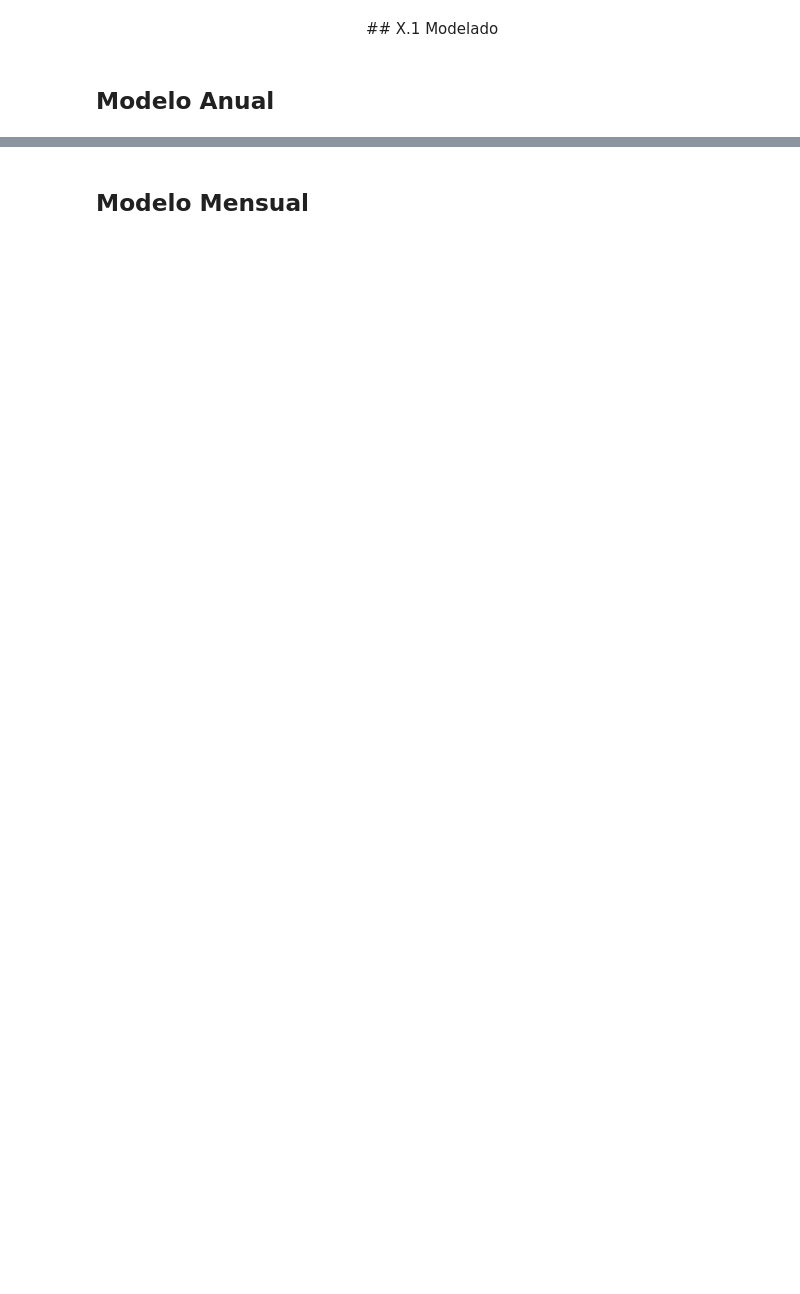
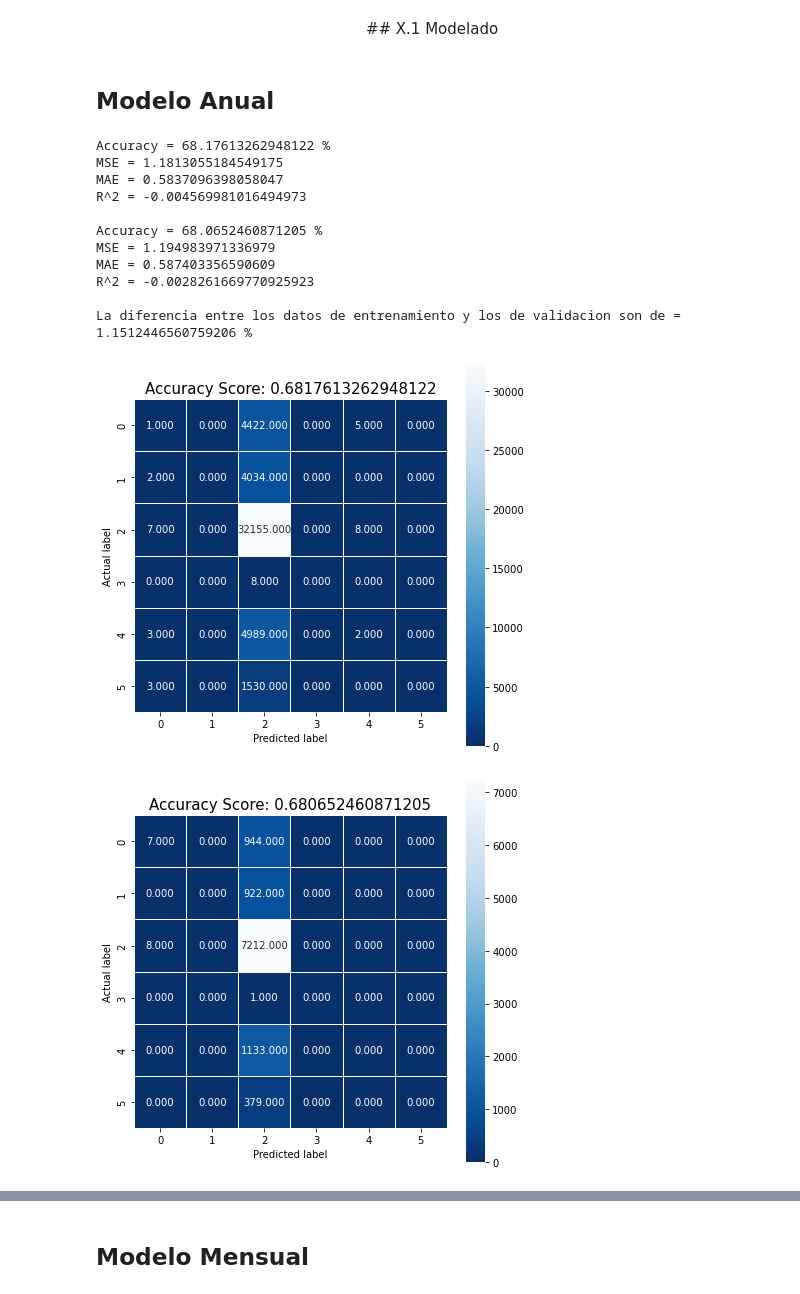
Before and after one commit to dgilrua/proyecto2-analitica, a Jupyter notebook: main.ipynb, the cells around one changed output, grey strips where cells are left out. Saved outputs shown, nothing was run; the diff lists cells and outputs as text; code cells hidden in the pictures; blank space fills up the shorter version.

```diff
--- a/main.ipynb
+++ b/main.ipynb
@@ -662,12 +662,11 @@ columnas_categoricas =['CLASE_ACCIDENTE','DISEÑO', 'COMUNA','FECHA_FESTIVA','DI
 df[columnas_categoricas] = encoder.fit_transform(df[columnas_categoricas])
 df['AÑO'] = pd.to_numeric(df['AÑO'], errors='coerce')
 # %%
-train_data = df[df['AÑO'] != 2020]
-valid_data = df.copy()
+train_data = df[df['AÑO'] < 2019]
+valid_data = df[df['AÑO'] == 2019]
 # %% [markdown]
 ## Modelo Anual
 # %%
-columnas_seleccionadas = ['AÑO', 'CLASE_ACCIDENTE', 'GRAVEDAD_ACCIDENTE','FECHA_FESTIVA','DISEÑO','DIA_SEMANA']
+columnas_seleccionadas = ['AÑO', 'CLASE_ACCIDENTE', 'GRAVEDAD_ACCIDENTE','FECHA_FESTIVA','DIA_SEMANA']
 df_anual = train_data[columnas_seleccionadas]
 df_valid_anual=valid_data[columnas_seleccionadas]
-df_anual_grouped=df_anual.groupby(['AÑO','CLASE_ACCIDENTE','FECHA_FESTIVA']).size().reset_index(name='CANTIDAD')
@@ -673,0 +711,25 @@ df_anual_grouped=df_anual.groupby(['AÑO','CLASE_ACCIDENTE','FECHA_FESTIVA']).si
+# %%
+resultados = entrenar_modelo_multi(df_anual, 'CLASE_ACCIDENTE')
+cm, accuracy, mse, mae, r2 = resultados
+print(f"Accuracy = {accuracy*100} % \nMSE = {mse}\nMAE = {mae}\nR^2 = {r2}\n")
+MSE1=mse
+resultados = entrenar_modelo_multi(df_valid_anual, 'CLASE_ACCIDENTE')
+cm, accuracy, mse, mae, r2 = resultados
+print(f"Accuracy = {accuracy*100} % \nMSE = {mse}\nMAE = {mae}\nR^2 = {r2}\n")
+MSE2=mse
+diferencia=abs(MSE1-MSE2)/((MSE1+MSE2)/2)
+print(f"La diferencia entre los datos de entrenamiento y los de validacion son de = {diferencia*100} % ")
+# %% [output]
+Accuracy = 68.17613262948122 %
+MSE = 1.1813055184549175
+MAE = 0.5837096398058047
+R^2 = -0.004569981016494973
+
+Accuracy = 68.0652460871205 %
+MSE = 1.194983971336979
+MAE = 0.587403356590609
+R^2 = -0.0028261669770925923
+
+La diferencia entre los datos de entrenamiento y los de validacion son de = 1.1512446560759206 %
+[figure, added]
+[figure, added]
```
Also changed, not shown: parts of 17 cells of this notebook.
